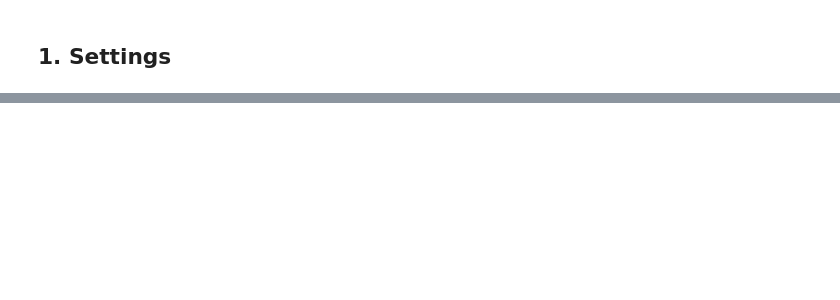
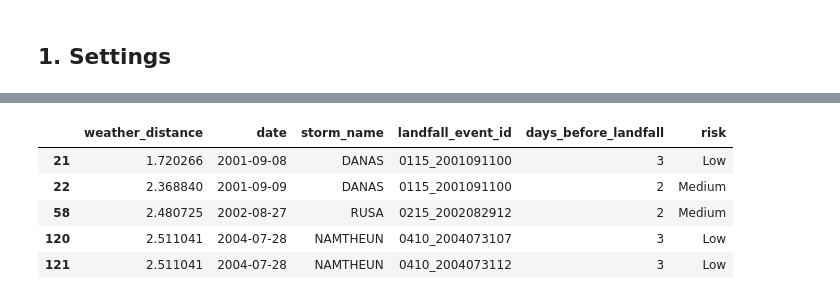
Before and after one commit to j23040579/Project-Innovation, a Jupyter notebook: Typhoon/training/train_typhoon_models.ipynb, the cells around one changed output, grey strips where cells are left out. Saved outputs shown, nothing was run; the diff lists cells and outputs as text; code cells hidden in the pictures; blank space fills up the shorter version.

```diff
--- a/Typhoon/training/train_typhoon_models.ipynb
+++ b/Typhoon/training/train_typhoon_models.ipynb
@@ -278 +369,19 @@ Predicted risk: High
+# %%
+matcher_preprocessor = trained_models[MODEL_TO_VIEW].named_steps["preprocessor"]
+reference_weather = matcher_preprocessor.transform(X_train)
+query_weather = matcher_preprocessor.transform(prediction_weather[FEATURES].apply(pd.to_numeric, errors="raise").iloc[[0]])
+matcher = NearestNeighbors(n_neighbors=min(5, len(train_df))).fit(reference_weather)
+distances, indices = matcher.kneighbors(query_weather)
+columns = [c for c in ["date", "storm_name", "landfall_event_id", "days_before_landfall", "risk"] if c in train_df]
+weather_matches = train_df.iloc[indices[0]][columns].copy()
+weather_matches.insert(0, "weather_distance", distances[0])
+display(weather_matches)
+weather_matches.to_csv(OUTPUT_DIR / "similar_historical_weather.csv", index=False, encoding="utf-8-sig", date_format="%Y-%m-%d")
+# %% [output]
+|  | weather_distance | date | storm_name | landfall_event_id | days_before_landfall | risk |
+| 21 | 1.720266 | 2001-09-08 | DANAS | 0115_2001091100 | 3 | Low |
+| 22 | 2.368840 | 2001-09-09 | DANAS | 0115_2001091100 | 2 | Medium |
+| 58 | 2.480725 | 2002-08-27 | RUSA | 0215_2002082912 | 2 | Medium |
+| 120 | 2.511041 | 2004-07-28 | NAMTHEUN | 0410_2004073107 | 3 | Low |
+| 121 | 2.511041 | 2004-07-28 | NAMTHEUN | 0410_2004073112 | 3 | Low |
 # %% [markdown]
```
Also changed, not shown: parts of 26 cells of this notebook, 3 other files.
